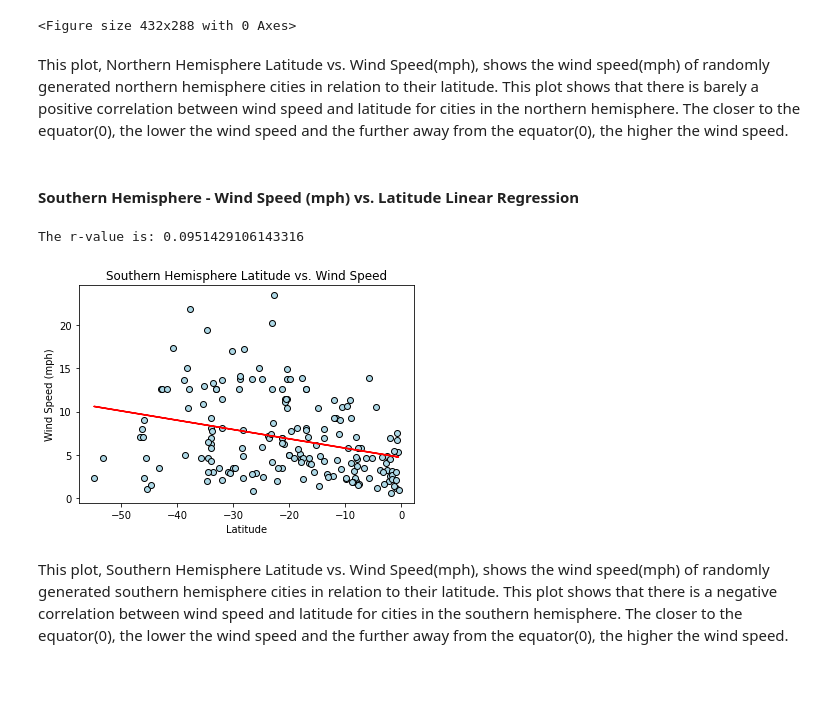
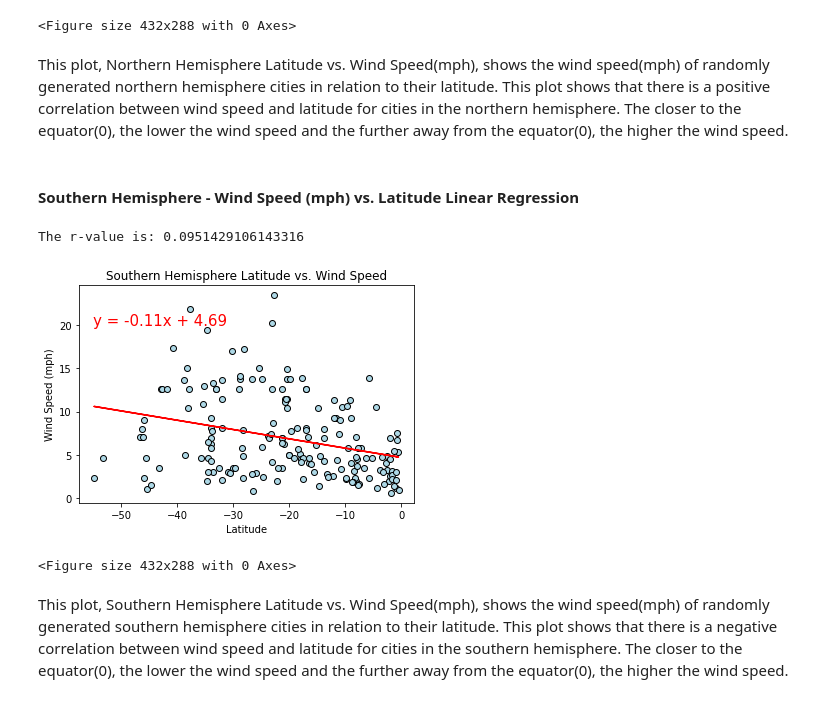
Before and after one commit to jenniecinelli/python-api-challenge, a Jupyter notebook: WeatherPy/WeatherPy.ipynb, the cells around one changed output. Cells and saved outputs as stored; diff of their text form; code cells hidden in the pictures.

```diff
--- a/WeatherPy/WeatherPy.ipynb
+++ b/WeatherPy/WeatherPy.ipynb
@@ -534,40 +534,41 @@ The r-value is: 0.03559530818635828
 [figure]
 <Figure size 432x288 with 0 Axes>
 # %% [markdown]
-This plot, Northern Hemisphere Latitude vs. Wind Speed(mph), shows the wind speed(mph) of randomly generated northern hemisphere cities in relation to their latitude. This plot shows that there is barely a positive correlation between wind speed and latitude for cities in the northern hemisphere. The closer to the equator(0), the lower the wind speed and the further away from the equator(0), the higher the wind speed.
+This plot, Northern Hemisphere Latitude vs. Wind Speed(mph), shows the wind speed(mph) of randomly generated northern hemisphere cities in relation to their latitude. This plot shows that there is a positive correlation between wind speed and latitude for cities in the northern hemisphere. The closer to the equator(0), the lower the wind speed and the further away from the equator(0), the higher the wind speed.
 # %% [markdown]
 ####  Southern Hemisphere - Wind Speed (mph) vs. Latitude Linear Regression
 # %%
 x_values = southern_hemisphere['Lat']
 y_values = southern_hemisphere['Wind Speed']
 
 # Run linear regression
 (slope, intercept, rvalue, pvalue, stderr) = linregress(x_values, y_values)
 regress_values = x_values * slope + intercept
 line_eq = "y = " + str(round(slope,2)) + "x + " + str(round(intercept,2))
 
 # Plot scatter plot
 plt.scatter(x_values,y_values, facecolors="lightblue", edgecolors="black")
 
 # Plot regression line
 plt.plot(x_values,regress_values,"r-")
-plt.annotate(line_eq,(-55,25),fontsize=15,color="red")
+plt.annotate(line_eq,(-55,20),fontsize=15,color="red")
 
 #titles
 plt.title('Southern Hemisphere Latitude vs. Wind Speed')
 plt.xlabel('Latitude')
 plt.ylabel('Wind Speed (mph)')
 
 # Print r value
 print(f"The r-value is: {rvalue**2}")
 
 #show
 plt.show()
 
 #save png
-plt.savefig('Output/Northern Latitude vs. Cloudiness.png')
+plt.savefig('Output/Southern Latitude vs. Wind Speed.png')
 # %% [output]
 The r-value is: 0.0951429106143316
-[figure, old version]
+[figure, new version]
+<Figure size 432x288 with 0 Axes>
 # %% [markdown]
 This plot, Southern Hemisphere Latitude vs. Wind Speed(mph), shows the wind speed(mph) of randomly generated southern hemisphere cities in relation to their latitude. This plot shows that there is a negative correlation between wind speed and latitude for cities in the southern hemisphere. The closer to the equator(0), the lower the wind speed and the further away from the equator(0), the higher the wind speed.
```
Also changed, not shown: parts of 1 cell of this notebook.
